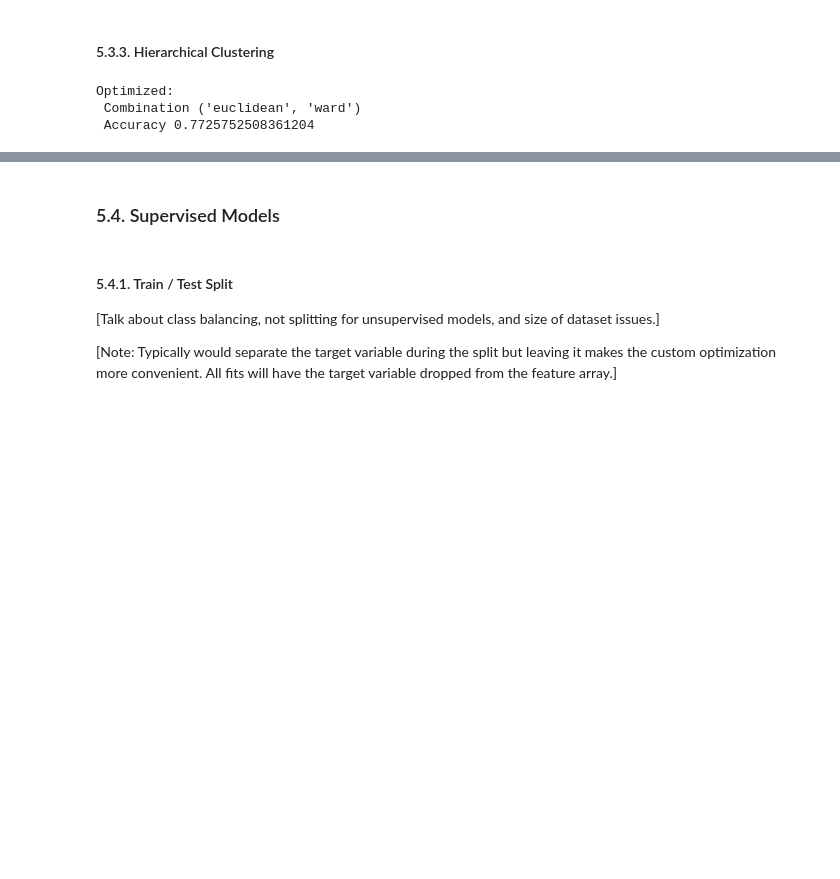
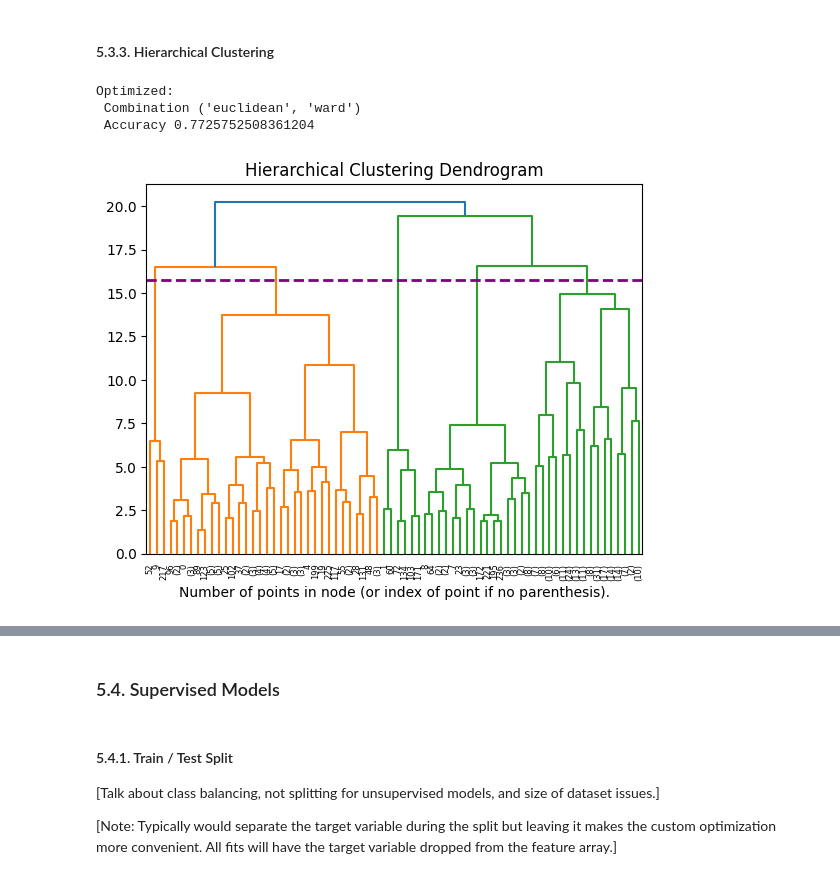
Before and after one commit to chill0121/Unsupervised_Heart_Failure_Mortality, a Jupyter notebook: Unsupervised_Heart_Failure_Mortality.ipynb, the cells around one changed output, grey strips where cells are left out. Saved outputs shown, nothing was run; the diff lists cells and outputs as text; code cells hidden in the pictures; blank space fills up the shorter version.

```diff
--- a/Unsupervised_Heart_Failure_Mortality.ipynb
+++ b/Unsupervised_Heart_Failure_Mortality.ipynb
@@ -478,10 +510,44 @@ def model_optimizer_hier():
     return (opt_params_hier)
 # %%
 opt_params_hier = model_optimizer_hier()
-mod_hier = AgglomerativeClustering(n_clusters = 2, metric = opt_params_hier[0], linkage = opt_params_hier[1])
+mod_hier = AgglomerativeClustering(n_clusters = 2, metric = opt_params_hier[0], linkage = opt_params_hier[1], compute_distances = True)
 mod_hier.fit(patient_df.drop('Death', axis = 1))
 y_pred_hier = mod_hier.labels_
 # %% [output]
 Optimized:
  Combination ('euclidean', 'ward')
  Accuracy 0.7725752508361204
+# %%
+from scipy.cluster.hierarchy import dendrogram
+
+def plot_dendrogram(model, **kwargs):
+    # Create linkage matrix and then plot dendrogram.
+    # From https://scikit-learn.org/stable/auto_examples/cluster/plot_agglomerative_dendrogram.html
+    # Create counts of samples under each node.
+    counts = np.zeros(model.children_.shape[0])
+    n_samples = len(model.labels_)
+    for i, merge in enumerate(model.children_):
+        current_count = 0
+        for child_idx in merge:
+            if child_idx < n_samples:
+                current_count += 1  # Leaf node.
+            else:
+                current_count += counts[child_idx - n_samples]
+        counts[i] = current_count
+
+    linkage_matrix = np.column_stack([model.children_, model.distances_, counts]).astype(float)
+    # Plot.
+    ax = plt.subplot()
+    # Set color_threshold to show two clusters
+    dendrogram(linkage_matrix, **kwargs, color_threshold = 20, ax = ax)
+    # Draw class threshold.
+    ax.axhline(y = 15.75, lw = 2, ls = '--', c = 'purple')
+
+
+plt.title("Hierarchical Clustering Dendrogram")
+
+plot_dendrogram(mod_hier, truncate_mode = "level", p = 6) # p = level to stop at.
+plt.xlabel("Number of points in node (or index of point if no parenthesis).")
+plt.show()
+# %% [output]
+[figure, added]
```
Also changed, not shown: parts of 12 cells of this notebook.
